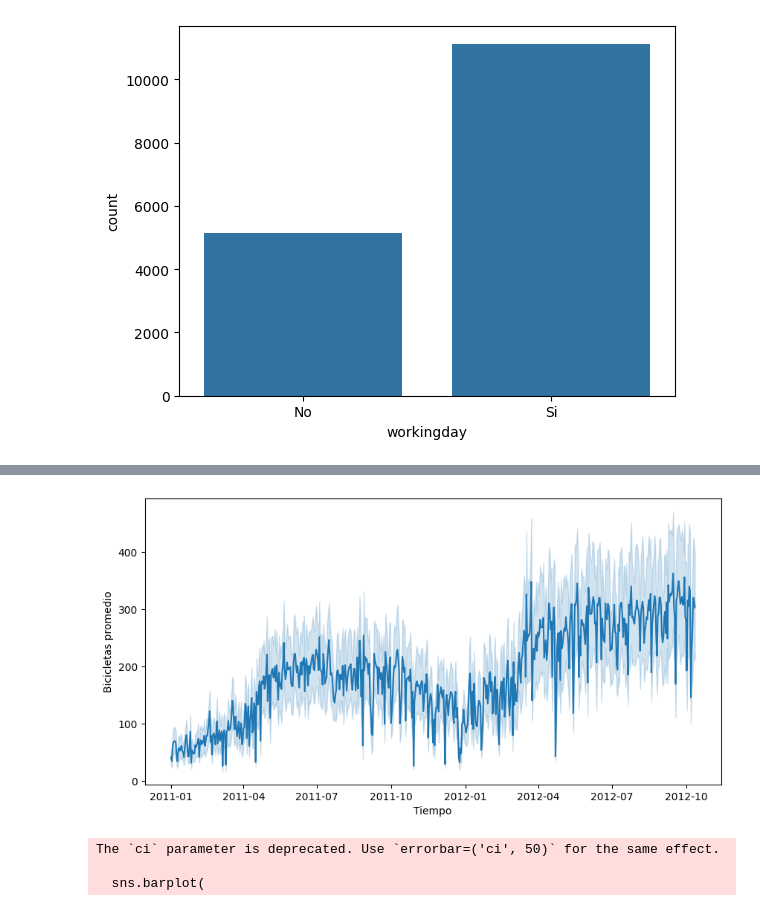
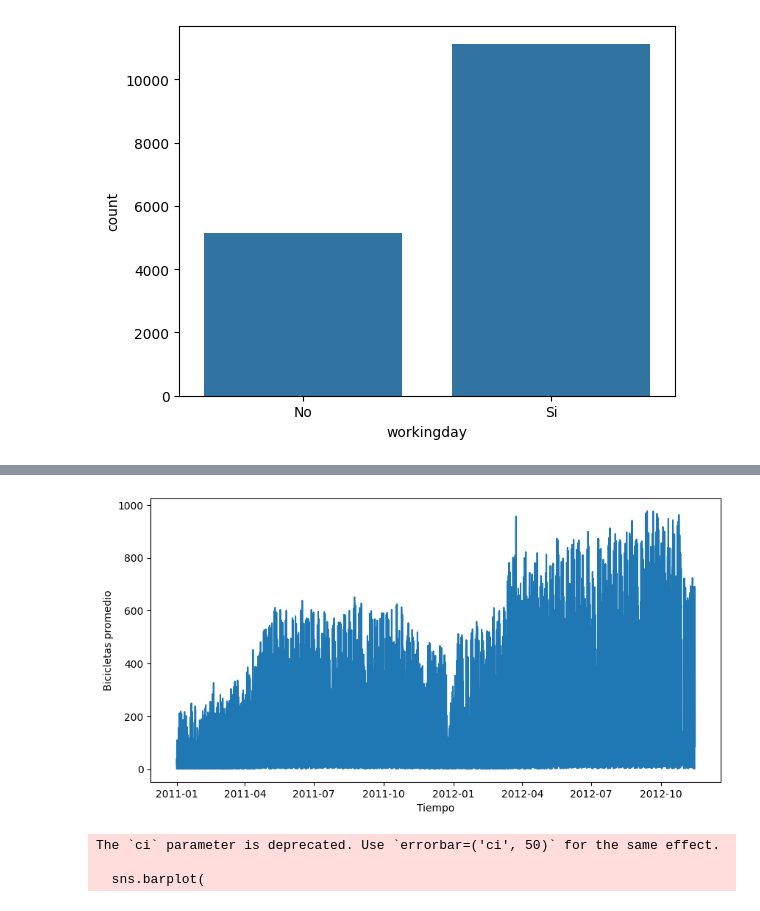
Before and after one commit to elchck81/machine-learning-final-project, a Jupyter notebook: notebooks/bike_sharing.ipynb, the cells around one changed output, grey strips where cells are left out. Cells and saved outputs as stored; diff of their text form; code cells hidden in the pictures.

```diff
--- a/notebooks/bike_sharing.ipynb
+++ b/notebooks/bike_sharing.ipynb
@@ -168,11 +178,11 @@ plt.show()
 # %%
 plt.figure(figsize=(10,5))
-sns.lineplot(x= "dteday", y="cnt", data= df_train)
+sns.lineplot(x= "datetime", y="cnt", data= df_train)
 plt.xlabel("Tiempo")
 plt.ylabel("Bicicletas promedio")
 plt.show()
 # %% [output]
-[figure, old version]
+[figure, new version]
 # %%
 plt.figure(figsize=(14,6))
 sns.barplot(
```
Also changed, not shown: parts of 4 cells of this notebook.
